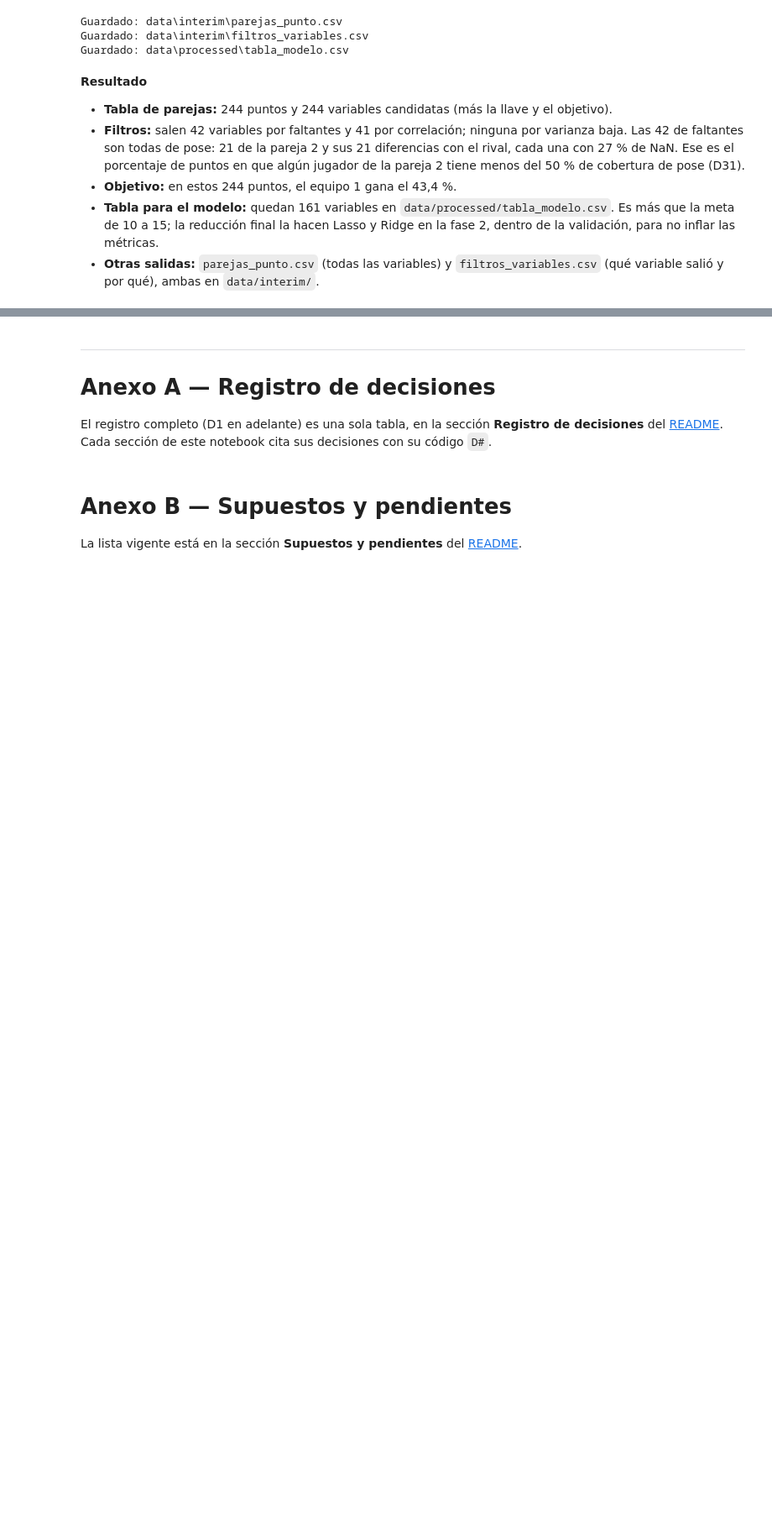
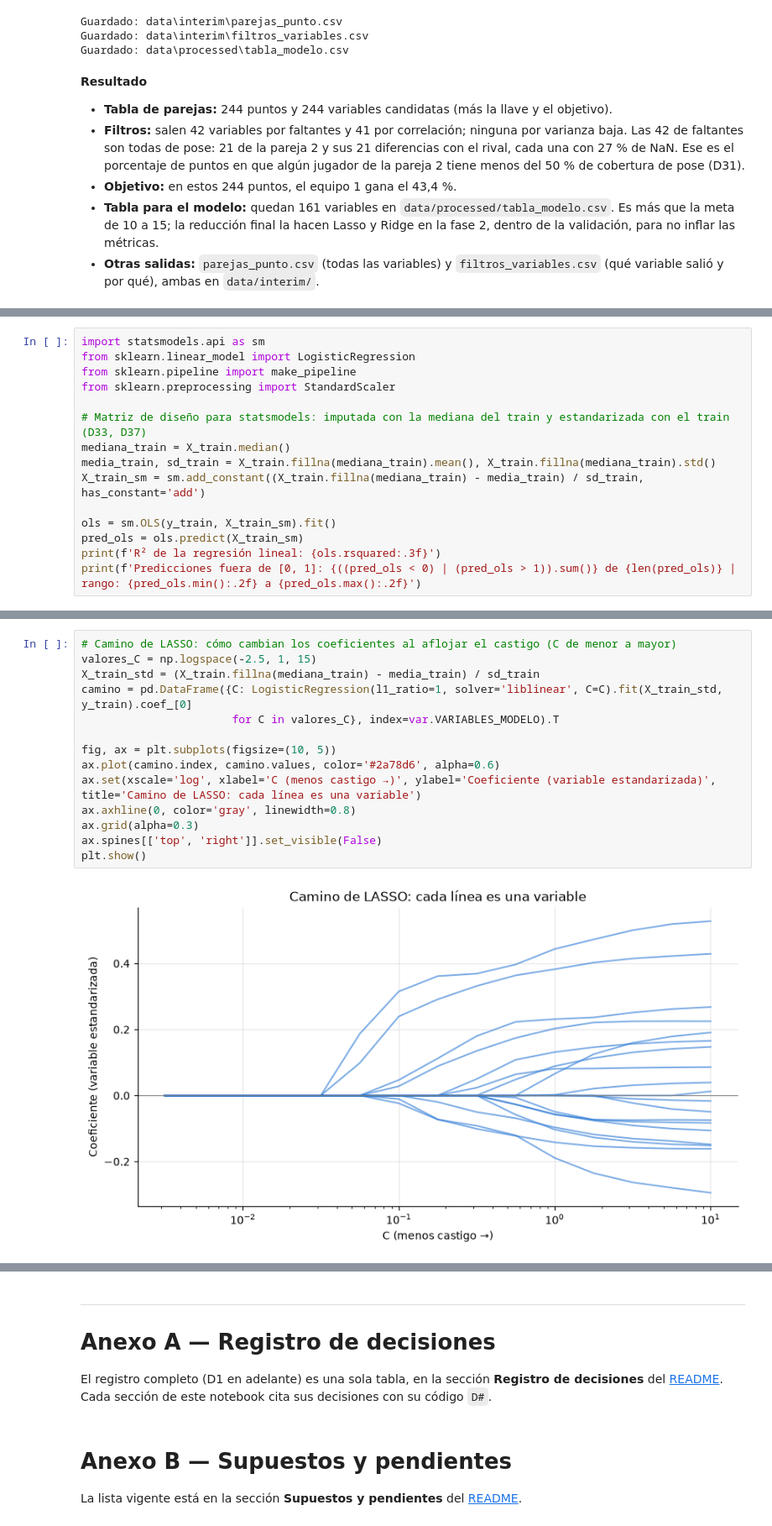
Before and after one commit to juanjocamposv/Proyecto_final_analitica, a Jupyter notebook: notebooks/Proyecto_Parejas_Padel.ipynb, the cells around one changed output, grey strips where cells are left out. Shown at 84% size. Cells and saved outputs as stored; diff of their text form; blank space fills up the shorter version.

```diff
--- a/notebooks/Proyecto_Parejas_Padel.ipynb
+++ b/notebooks/Proyecto_Parejas_Padel.ipynb
@@ -1310,0 +1640,15 @@ Guardado: data\processed\tabla_modelo.csv
+# %%
+import statsmodels.api as sm
+from sklearn.linear_model import LogisticRegression
+from sklearn.pipeline import make_pipeline
+from sklearn.preprocessing import StandardScaler
+
+# Matriz de diseño para statsmodels: imputada con la mediana del train y estandarizada con el train (D33, D37)
+mediana_train = X_train.median()
+media_train, sd_train = X_train.fillna(mediana_train).mean(), X_train.fillna(mediana_train).std()
+X_train_sm = sm.add_constant((X_train.fillna(mediana_train) - media_train) / sd_train, has_constant='add')
+
+ols = sm.OLS(y_train, X_train_sm).fit()
+pred_ols = ols.predict(X_train_sm)
+print(f'R² de la regresión lineal: {ols.rsquared:.3f}')
+print(f'Predicciones fuera de [0, 1]: {((pred_ols < 0) | (pred_ols > 1)).sum()} de {len(pred_ols)} | rango: {pred_ols.min():.2f} a {pred_ols.max():.2f}')
@@ -1310,0 +1807,16 @@ Guardado: data\processed\tabla_modelo.csv
+# %%
+# Camino de LASSO: cómo cambian los coeficientes al aflojar el castigo (C de menor a mayor)
+valores_C = np.logspace(-2.5, 1, 15)
+X_train_std = (X_train.fillna(mediana_train) - media_train) / sd_train
+camino = pd.DataFrame({C: LogisticRegression(l1_ratio=1, solver='liblinear', C=C).fit(X_train_std, y_train).coef_[0]
+                       for C in valores_C}, index=var.VARIABLES_MODELO).T
+
+fig, ax = plt.subplots(figsize=(10, 5))
+ax.plot(camino.index, camino.values, color='#2a78d6', alpha=0.6)
+ax.set(xscale='log', xlabel='C (menos castigo →)', ylabel='Coeficiente (variable estandarizada)', title='Camino de LASSO: cada línea es una variable')
+ax.axhline(0, color='gray', linewidth=0.8)
+ax.grid(alpha=0.3)
+ax.spines[['top', 'right']].set_visible(False)
+plt.show()
+# %% [output]
+[figure, added]
```
Also changed, not shown: parts of 52 cells of this notebook, 15 other files.
